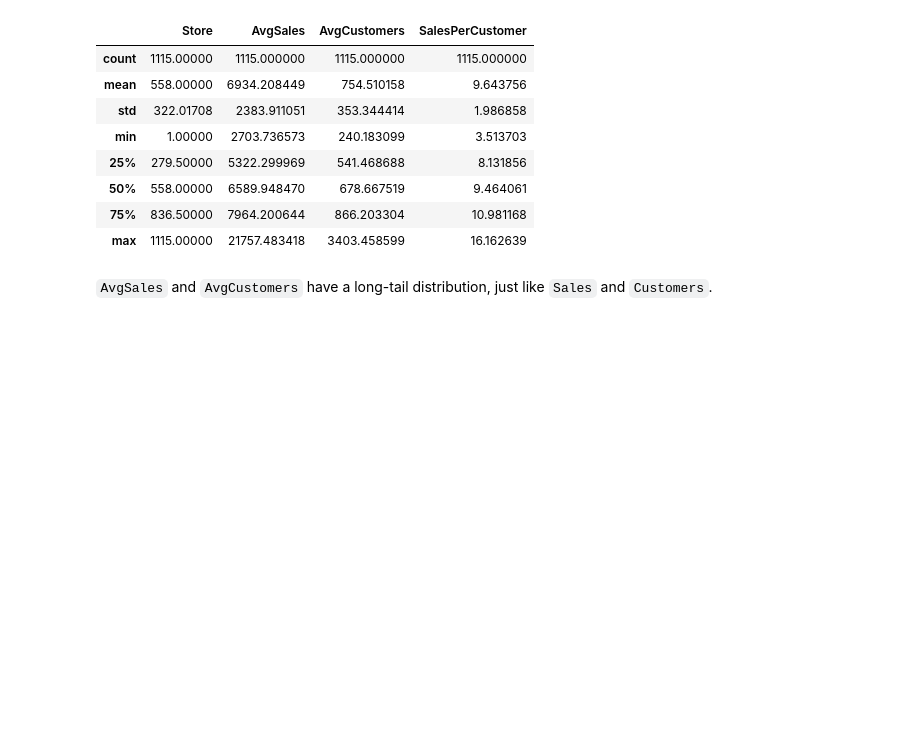
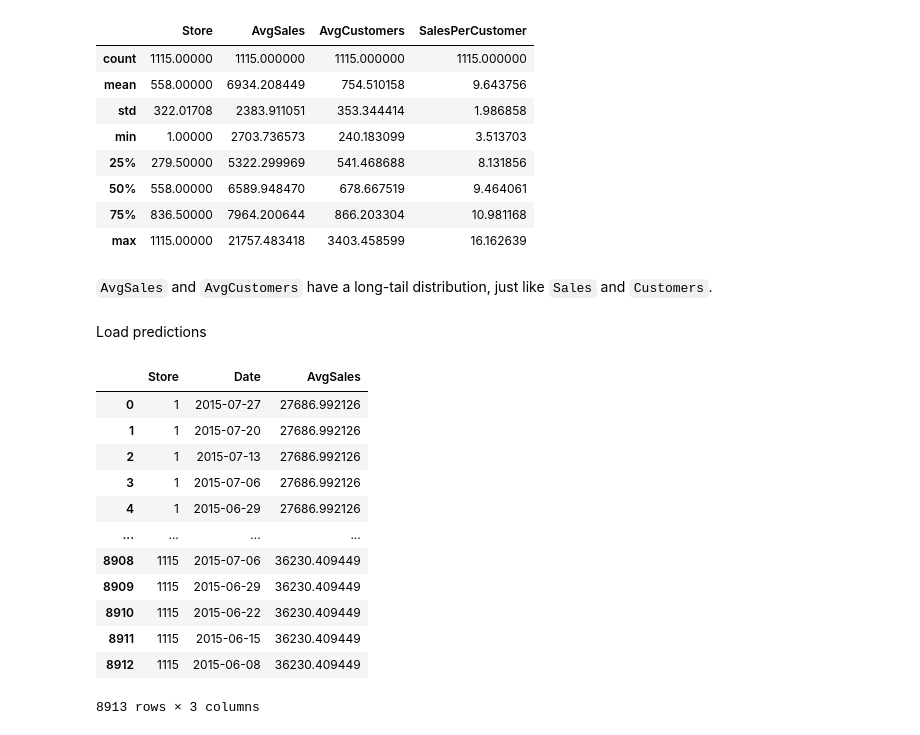
Before and after one commit to xaviermondragon/rossmann, a Jupyter notebook: notebooks/6_reports.ipynb, the cells around one changed output. Drawn from its saved outputs; the diff is of its cells as text; code cells hidden in the pictures; blank space fills up the shorter version.

Commit message:
Load predictions in reports notebook.

```diff
--- a/notebooks/6_reports.ipynb
+++ b/notebooks/6_reports.ipynb
@@ -70,3 +70,26 @@ avgs.describe()
 | max | 1115.00000 | 21757.483418 | 3403.458599 | 16.162639 |
 # %% [markdown]
 `AvgSales` and `AvgCustomers` have a long-tail distribution, just like `Sales` and `Customers`.
+# %% [markdown]
+Load predictions
+# %%
+pred_avg = pd.read_csv("../data/pred_avg.csv", parse_dates=['Date'])
+pred_pool_reg = pd.read_csv("../data/pred_pool_reg.csv", parse_dates=['Date'])
+pred_lr = pd.read_csv("../data/pred_lr.csv", parse_dates=['Date'])
+pred_ar = pd.read_csv("../data/pred_ar.csv", parse_dates=['Date'])
+# %%
+pred_avg
+# %% [output]
+|  | Store | Date | AvgSales |
+| 0 | 1 | 2015-07-27 | 27686.992126 |
+| 1 | 1 | 2015-07-20 | 27686.992126 |
+| 2 | 1 | 2015-07-13 | 27686.992126 |
+| 3 | 1 | 2015-07-06 | 27686.992126 |
+| 4 | 1 | 2015-06-29 | 27686.992126 |
+| ... | ... | ... | ... |
+| 8908 | 1115 | 2015-07-06 | 36230.409449 |
+| 8909 | 1115 | 2015-06-29 | 36230.409449 |
+| 8910 | 1115 | 2015-06-22 | 36230.409449 |
+| 8911 | 1115 | 2015-06-15 | 36230.409449 |
+| 8912 | 1115 | 2015-06-08 | 36230.409449 |
+8913 rows × 3 columns
```
Also changed, not shown: parts of 3 cells of this notebook, 2 other files.
